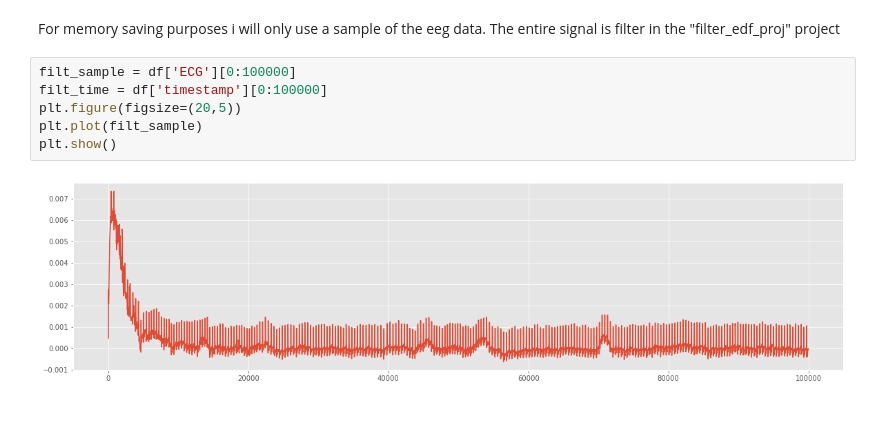
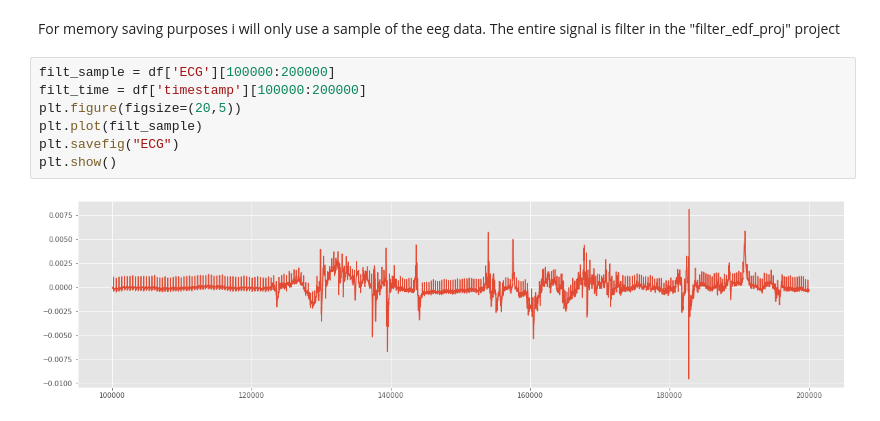
Before and after one commit to nikl1425/DeepLearning_Master, a Jupyter notebook: Master_Thesis_Project/Data_Analysis/ECG-Dataset-Køge.ipynb, the cells around one changed output. Cells and saved outputs as stored; diff of their text form.

```diff
--- a/Master_Thesis_Project/Data_Analysis/ECG-Dataset-Køge.ipynb
+++ b/Master_Thesis_Project/Data_Analysis/ECG-Dataset-Køge.ipynb
@@ -211,10 +211,11 @@ DATE:
 # %% [markdown]
 For memory saving purposes i will only use a sample of the eeg data. The entire signal is filter in the "filter_edf_proj" project
 # %%
-filt_sample = df['ECG'][0:100000]
-filt_time = df['timestamp'][0:100000]
+filt_sample = df['ECG'][100000:200000]
+filt_time = df['timestamp'][100000:200000]
 plt.figure(figsize=(20,5))
 plt.plot(filt_sample)
+plt.savefig("ECG")
 plt.show()
 # %% [output]
-[figure, old version]
+[figure, new version]
```
Also changed, not shown: parts of 24 cells of this notebook.
